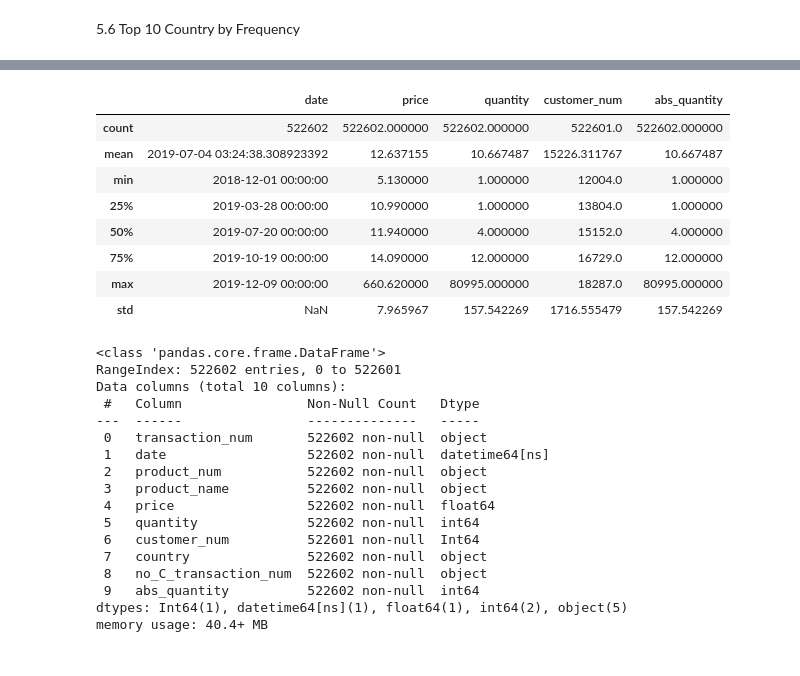
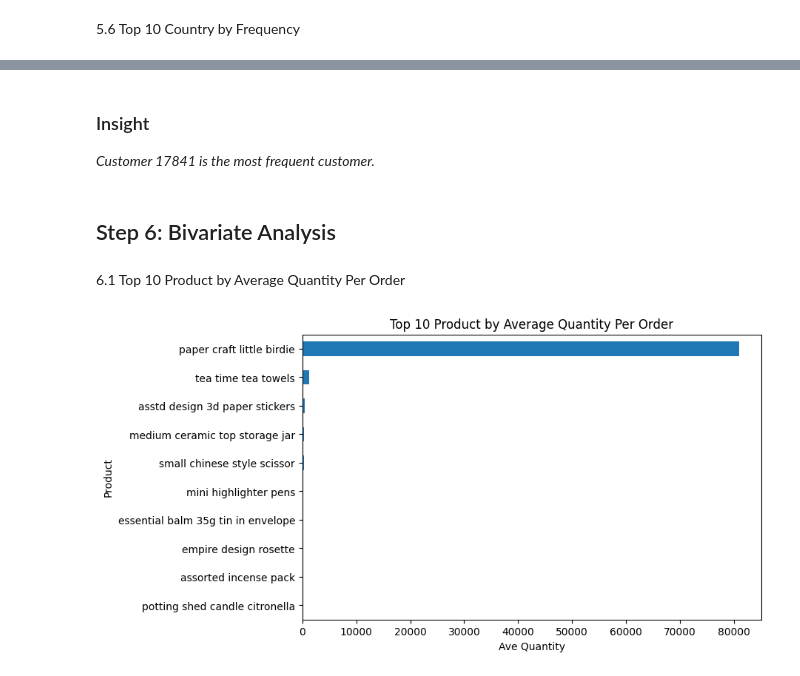
Before and after one commit to RammySubiate/e-commerce-data-analysis, a Jupyter notebook: analyis.ipynb, the cells around one changed output, grey strips where cells are left out. Saved outputs shown, nothing was run; the diff lists cells and outputs as text; code cells hidden in the pictures.

Commit message:
feat: Add bivariate analysis and initial summary of finding

```diff
--- a/analyis.ipynb
+++ b/analyis.ipynb
@@ -329,32 +299,18 @@ plt.show()
-# %%
-df_cleaned.describe()
-# %% [output]
-|  | date | price | quantity | customer_num | abs_quantity |
-| count | 522602 | 522602.000000 | 522602.000000 | 522601.0 | 522602.000000 |
-| mean | 2019-07-04 03:24:38.308923392 | 12.637155 | 10.667487 | 15226.311767 | 10.667487 |
-| min | 2018-12-01 00:00:00 | 5.130000 | 1.000000 | 12004.0 | 1.000000 |
-| 25% | 2019-03-28 00:00:00 | 10.990000 | 1.000000 | 13804.0 | 1.000000 |
-| 50% | 2019-07-20 00:00:00 | 11.940000 | 4.000000 | 15152.0 | 4.000000 |
-| 75% | 2019-10-19 00:00:00 | 14.090000 | 12.000000 | 16729.0 | 12.000000 |
-| max | 2019-12-09 00:00:00 | 660.620000 | 80995.000000 | 18287.0 | 80995.000000 |
-| std | NaN | 7.965967 | 157.542269 | 1716.555479 | 157.542269 |
-# %%
-df_cleaned.info()
-# %% [output]
-<class 'pandas.core.frame.DataFrame'>
-RangeIndex: 522602 entries, 0 to 522601
-Data columns (total 10 columns):
- #   Column                Non-Null Count   Dtype
----  ------                --------------   -----
- 0   transaction_num       522602 non-null  object
- 1   date                  522602 non-null  datetime64[ns]
- 2   product_num           522602 non-null  object
- 3   product_name          522602 non-null  object
- 4   price                 522602 non-null  float64
- 5   quantity              522602 non-null  int64
- 6   customer_num          522601 non-null  Int64
- 7   country               522602 non-null  object
- 8   no_C_transaction_num  522602 non-null  object
- 9   abs_quantity          522602 non-null  int64
-dtypes: Int64(1), datetime64[ns](1), float64(1), int64(2), object(5)
-memory usage: 40.4+ MB
+# %% [markdown]
+### Insight
+
+*Customer 17841 is the most frequent customer.*
+# %% [markdown]
+## Step 6: Bivariate Analysis
+# %% [markdown]
+6.1 Top 10 Product by Average Quantity Per Order
+# %%
+data_product_by_ave_quantity = df_cleaned.groupby("product_name")["quantity"].mean().sort_values(ascending=True).tail(10)
+plt.figure(figsize=(8, 5))
+data_product_by_ave_quantity.plot(kind="barh")
+plt.title("Top 10 Product by Average Quantity Per Order")
+plt.ylabel("Product")
+plt.xlabel("Ave Quantity")
+plt.show()
+# %% [output]
+[figure, added]
```
Also changed, not shown: parts of 39 cells of this notebook, 1 other file.
